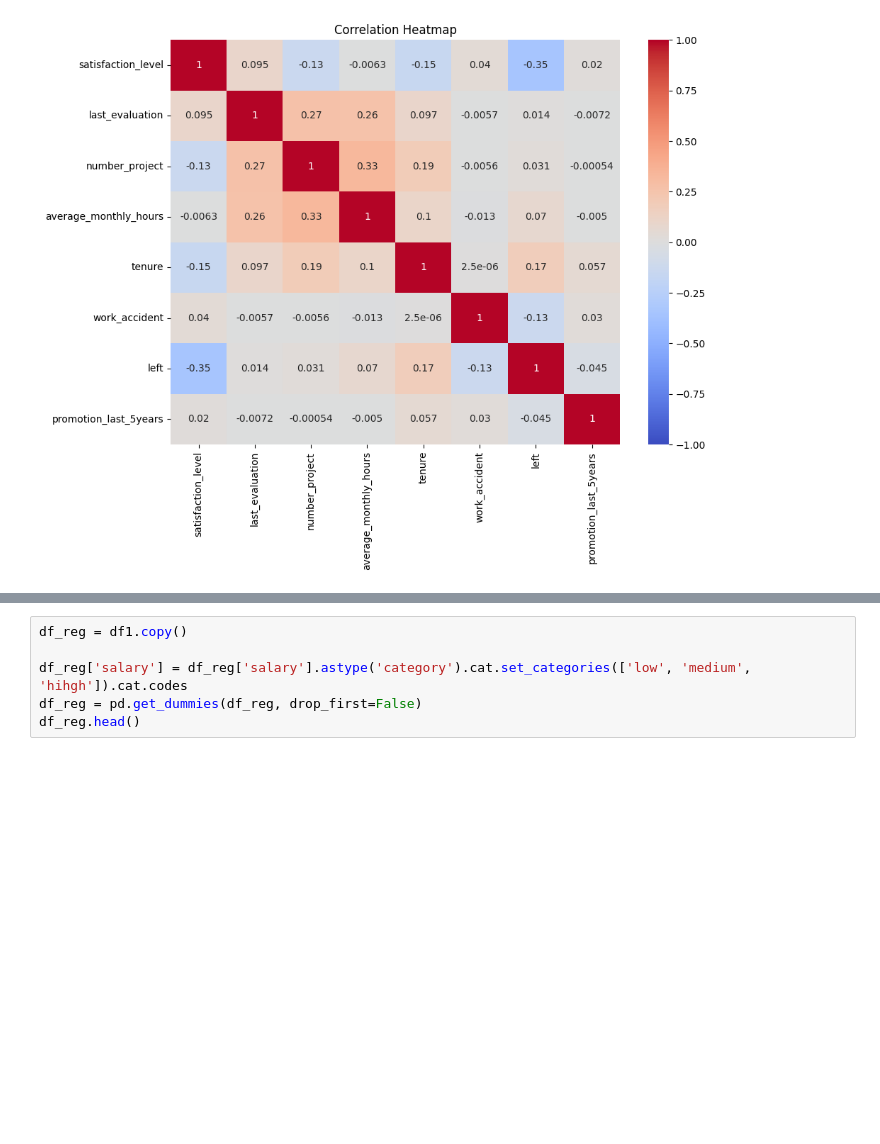
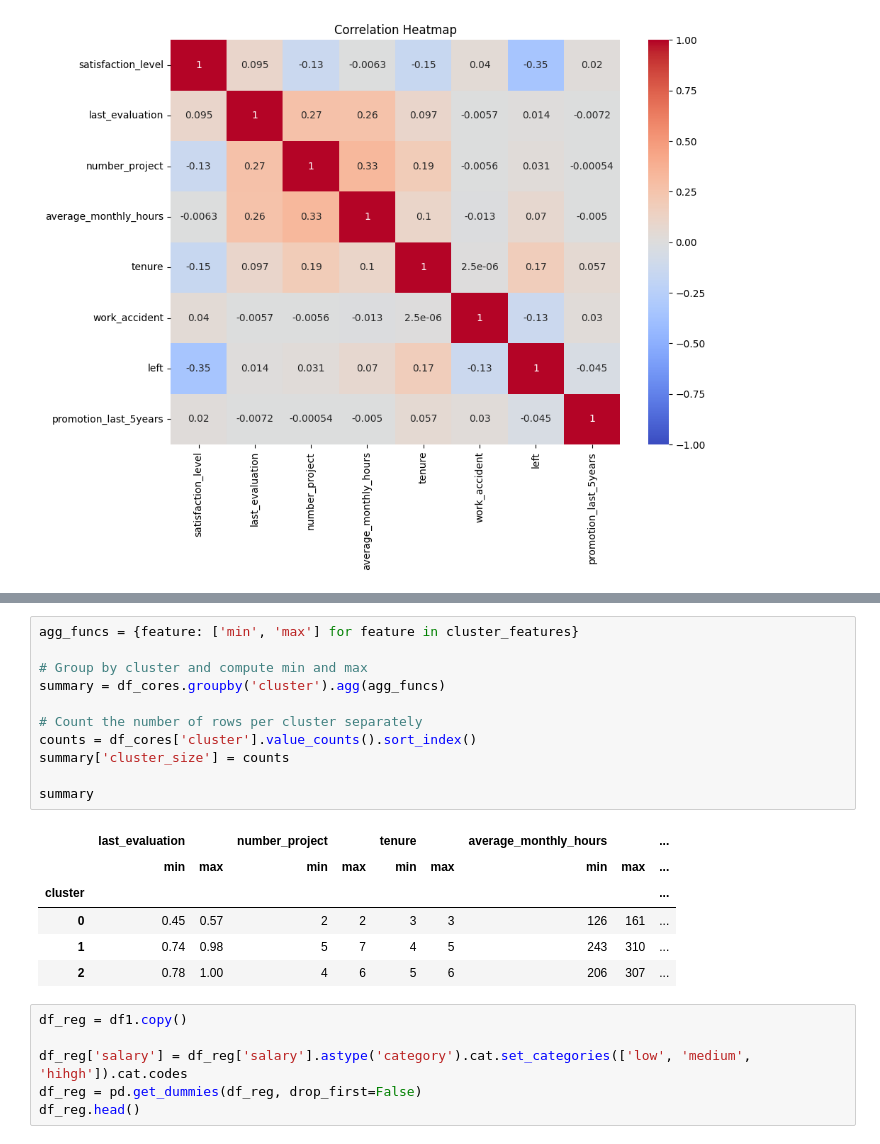
Before and after one commit to mjuan99/employee-retention-prediction, a Jupyter notebook: Employee_Retention_Prediction.ipynb, the cells around one changed output, grey strips where cells are left out. Saved outputs shown, nothing was run; the diff lists cells and outputs as text; blank space fills up the shorter version.

```diff
--- a/Employee_Retention_Prediction.ipynb
+++ b/Employee_Retention_Prediction.ipynb
@@ -256,3 +398,21 @@ plt.show()
+# %%
+agg_funcs = {feature: ['min', 'max'] for feature in cluster_features}
+
+# Group by cluster and compute min and max
+summary = df_cores.groupby('cluster').agg(agg_funcs)
+
+# Count the number of rows per cluster separately
+counts = df_cores['cluster'].value_counts().sort_index()
+summary['cluster_size'] = counts
+
+summary
+# %% [output]
+|  | last_evaluation |  | number_project |  | tenure |  | average_monthly_hours |  | ... |
+|  | min | max | min | max | min | max | min | max | ... |
+| cluster |  |  |  |  |  |  |  |  | ... |
+| 0 | 0.45 | 0.57 | 2 | 2 | 3 | 3 | 126 | 161 | ... |
+| 1 | 0.74 | 0.98 | 5 | 7 | 4 | 5 | 243 | 310 | ... |
+| 2 | 0.78 | 1.00 | 4 | 6 | 5 | 6 | 206 | 307 | ... |
 # %%
 df_reg = df1.copy()
 
```
Also changed, not shown: parts of 6 cells of this notebook.
